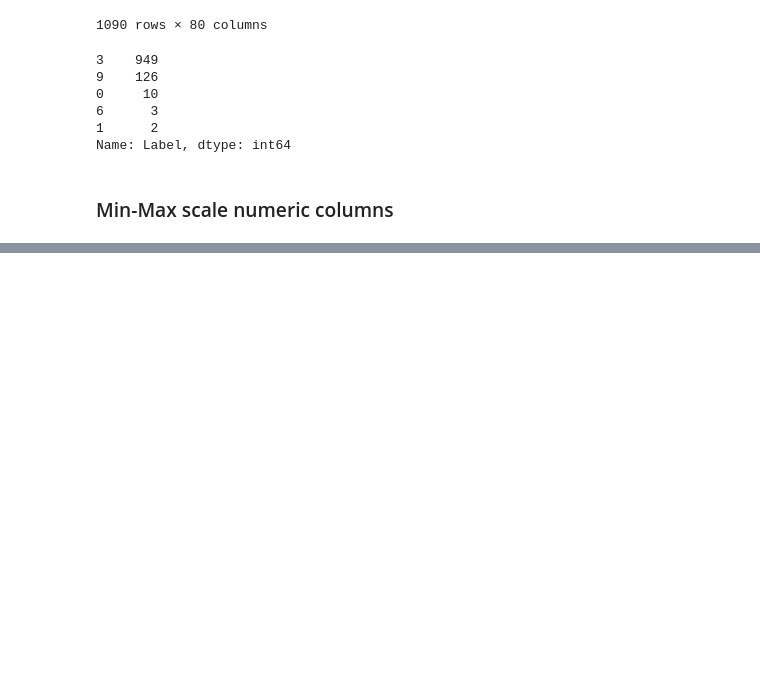
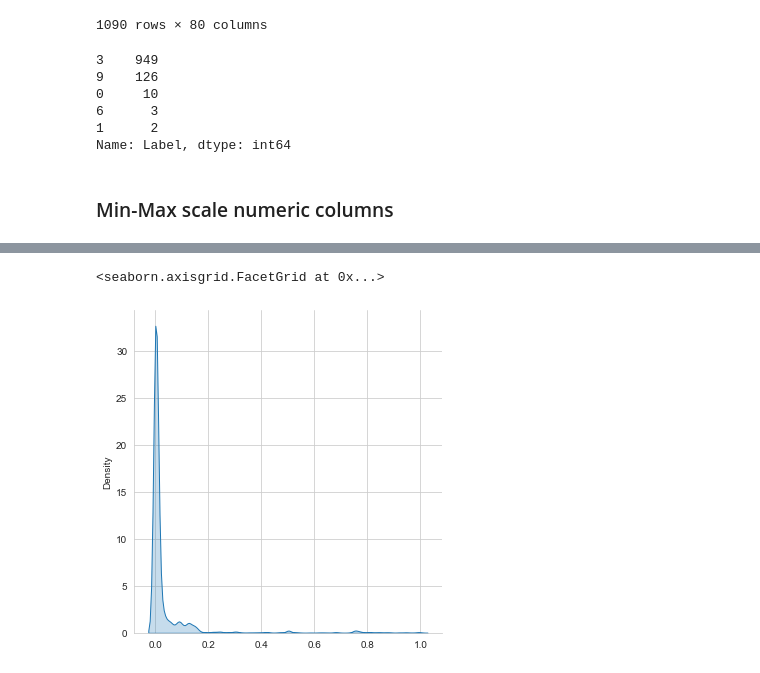
Before and after one commit to CN-TU/controllable-network-data-balancing-with-gans, a Jupyter notebook: data_exploration.ipynb, the cells around one changed output, grey strips where cells are left out. Drawn from its saved outputs; the diff is of its cells as text; code cells hidden in the pictures; blank space fills up the shorter version.

```diff
--- a/data_exploration.ipynb
+++ b/data_exploration.ipynb
@@ -262,0 +321,5 @@ df = df[np.isfinite(df).all(1)]
+# %%
+sns.displot(dst_ports, kind="kde", fill=True)
+# %% [output]
+<seaborn.axisgrid.FacetGrid at 0x...>
+[figure, added]
```
Also changed, not shown: parts of 14 cells of this notebook.
